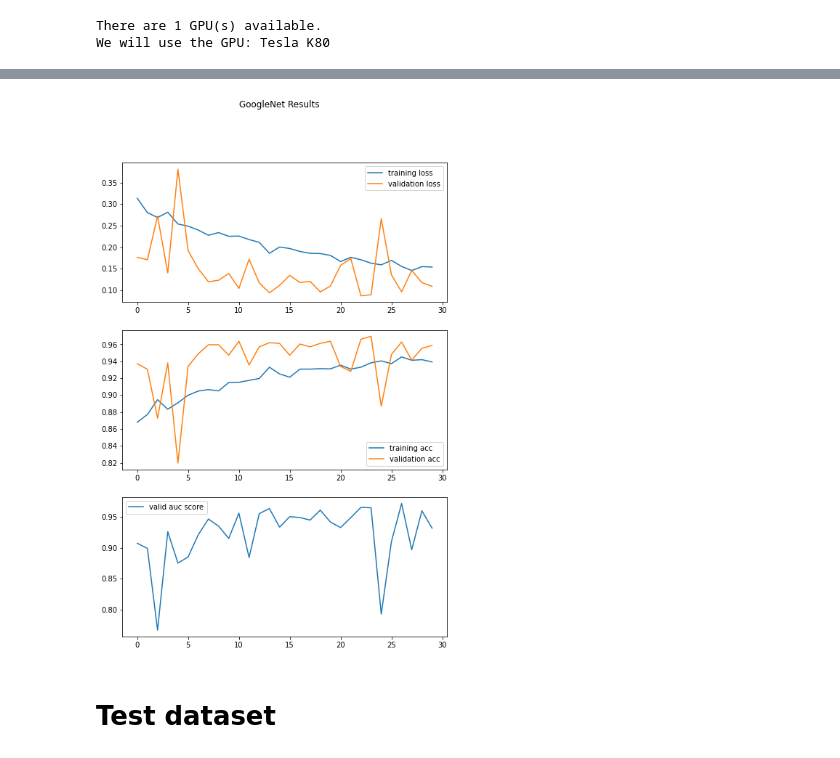
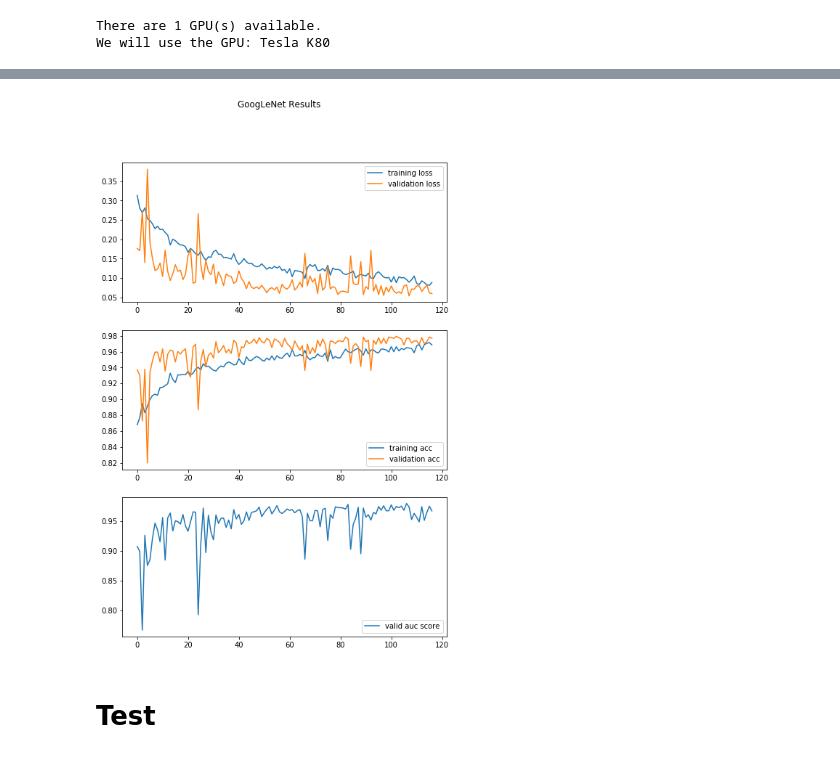
Before and after one commit to zyy2929/DeepLearningForMedicine, a Jupyter notebook: Code/model_googlenet.ipynb, the cells around one changed output, grey strips where cells are left out. Drawn from its saved outputs; the diff is of its cells as text; code cells hidden in the pictures.

```diff
--- a/Code/model_googlenet.ipynb
+++ b/Code/model_googlenet.ipynb
@@ -413,20 +406,23 @@ with open("history_gn1.pkl", 'rb') as fo:
+# %%
+with open("history_gn21.pkl", 'rb') as fo:
+    history_gn1 = pickle.load(fo, encoding='bytes')
 # %%
 fig, (ax1, ax2, ax3) = plt.subplots(3, figsize=(8,12))
-fig.suptitle('GoogleNet Results')
+fig.suptitle('GoogLeNet Results')
 
 ax1.plot(history_gn1['train_loss'], label='training loss')
 ax1.plot(history_gn1['valid_loss'], label='validation loss')
 ax1.legend()
 
 ax2.plot(history_gn1['train_acc'], label='training acc')
 ax2.plot(history_gn1['valid_acc'], label='validation acc')
 ax2.legend()
 
 ax3.plot(history_gn1['valid_auc_score'], label='valid auc score')
 ax3.legend()
 
-plt.savefig('GoogleNet_train.jpeg')
+plt.savefig('GoogLeNet_train.jpeg')
 # %% [output]
-[figure, old version]
+[figure, new version]
 # %% [markdown]
-# Test dataset
+# Test
```
Also changed, not shown: parts of 29 cells of this notebook, 1 other file.
